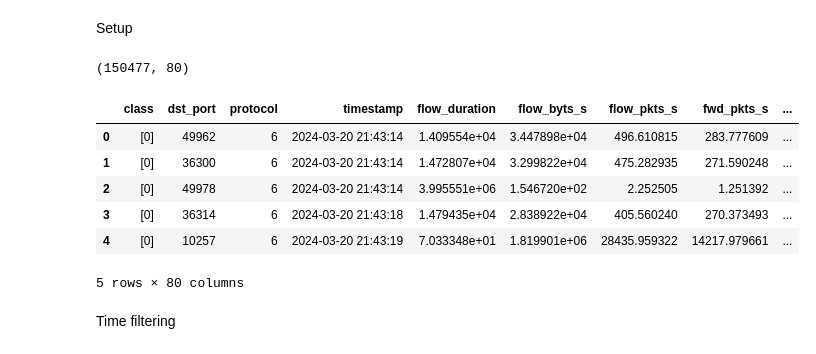
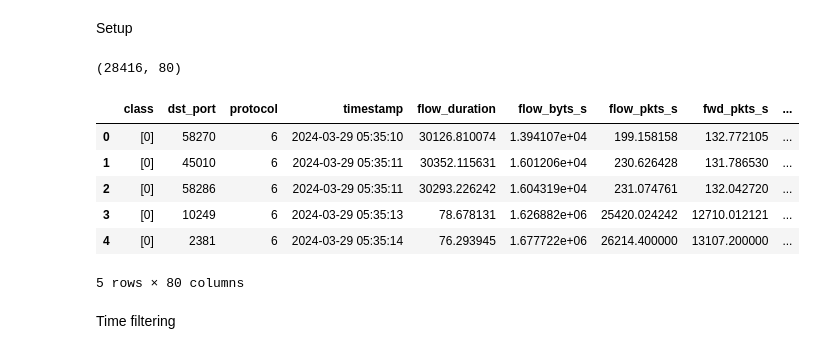
Before and after one commit to RedaMorsli/mlids_impact_analysis, a Jupyter notebook: preprocessing.ipynb, the cells around one changed output. Drawn from its saved outputs; the diff is of its cells as text; code cells hidden in the pictures.

```diff
--- a/preprocessing.ipynb
+++ b/preprocessing.ipynb
@@ -3,24 +3,24 @@ Setup
 # %%
 import pandas as pd
 
 # Set data files paths
-FLOWS_PATH = "./data/DOS/16-02/20-03-2024-17h/netflows.csv"
-CPU_PATH = "./data/DOS/16-02/20-03-2024-17h/CPU Usage-data-as-joinbyfield-2024-03-21 02_28_44.csv"
-save_directory = "./output/DOS/16-02/"
-start_date = '2024-03-20 21:46:23'
-end_date = '2024-03-21 03:18:12'
+FLOWS_PATH = "./data/SQLI-BFXSS/29-03-2024/netflows.csv"
+CPU_PATH = "./data/SQLI-BFXSS/29-03-2024/CPU Usage-data-as-joinbyfield-2024-03-29 18_20_54.csv"
+save_directory = "./output/SQLI-BFXSS"
+start_date = '2024-03-29 05:39:13'
+end_date = '2024-03-29 14:51:30'
 
 df_flow = pd.read_csv(FLOWS_PATH)
 print(df_flow.shape)
 df_flow.head()
 # %% [output]
-(150477, 80)
+(28416, 80)
 |  | class | dst_port | protocol | timestamp | flow_duration | flow_byts_s | flow_pkts_s | fwd_pkts_s | ... |
-| 0 | [0] | 49962 | 6 | 2024-03-20 21:43:14 | 1.409554e+04 | 3.447898e+04 | 496.610815 | 283.777609 | ... |
-| 1 | [0] | 36300 | 6 | 2024-03-20 21:43:14 | 1.472807e+04 | 3.299822e+04 | 475.282935 | 271.590248 | ... |
-| 2 | [0] | 49978 | 6 | 2024-03-20 21:43:14 | 3.995551e+06 | 1.546720e+02 | 2.252505 | 1.251392 | ... |
-| 3 | [0] | 36314 | 6 | 2024-03-20 21:43:18 | 1.479435e+04 | 2.838922e+04 | 405.560240 | 270.373493 | ... |
-| 4 | [0] | 10257 | 6 | 2024-03-20 21:43:19 | 7.033348e+01 | 1.819901e+06 | 28435.959322 | 14217.979661 | ... |
+| 0 | [0] | 58270 | 6 | 2024-03-29 05:35:10 | 30126.810074 | 1.394107e+04 | 199.158158 | 132.772105 | ... |
+| 1 | [0] | 45010 | 6 | 2024-03-29 05:35:11 | 30352.115631 | 1.601206e+04 | 230.626428 | 131.786530 | ... |
+| 2 | [0] | 58286 | 6 | 2024-03-29 05:35:11 | 30293.226242 | 1.604319e+04 | 231.074761 | 132.042720 | ... |
+| 3 | [0] | 10249 | 6 | 2024-03-29 05:35:13 | 78.678131 | 1.626882e+06 | 25420.024242 | 12710.012121 | ... |
+| 4 | [0] | 2381 | 6 | 2024-03-29 05:35:14 | 76.293945 | 1.677722e+06 | 26214.400000 | 13107.200000 | ... |
 5 rows × 80 columns
 # %% [markdown]
 Time filtering
```
Also changed, not shown: parts of 8 cells of this notebook.
